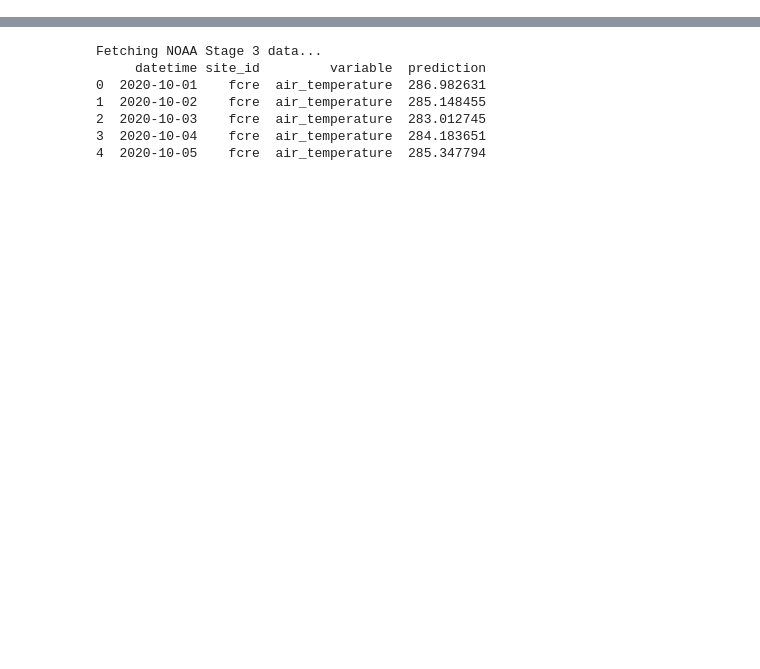
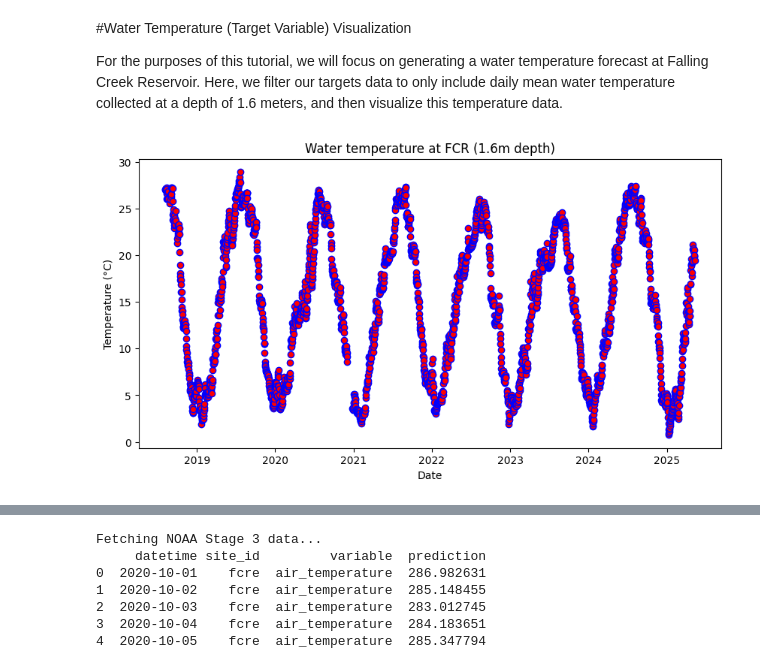
Before and after one commit to rohitshukla01/Vera_Example, a Jupyter notebook: Vera_Example.ipynb, the cells around one changed output, grey strips where cells are left out. Drawn from its saved outputs; the diff is of its cells as text; code cells hidden in the pictures; blank space fills up the shorter version.

```diff
--- a/Vera_Example.ipynb
+++ b/Vera_Example.ipynb
@@ -90,0 +180,23 @@ plt.show()
+# %% [markdown]
+#Water Temperature (Target Variable) Visualization
+
+For the purposes of this tutorial, we will focus on generating a water temperature forecast at Falling Creek Reservoir. Here, we filter our targets data to only include daily mean water temperature collected at a depth of 1.6 meters, and then visualize this temperature data.
+# %%
+# Filter for Falling Creek Reservoir (fcre) and temperature data
+site_list = site_list[site_list['site_id'] == 'fcre']
+targets = targets_all[
+    (targets_all['site_id'] == 'fcre') &
+    (targets_all['variable'] == 'Temp_C_mean') &
+    (targets_all['duration'] == 'P1D') &
+    (targets_all['depth_m'] == 1.6)
+]
+
+# Visualize temperature data
+plt.figure(figsize=(10, 5))
+plt.scatter(pd.to_datetime(targets['datetime']), targets['observation'],color='#FF0000',edgecolor='blue')
+plt.title('Water temperature at FCR (1.6m depth)')
+plt.xlabel('Date')
+plt.ylabel('Temperature (°C)')
+plt.show()
+# %% [output]
+[figure, added]
```
Also changed, not shown: parts of 36 cells of this notebook.
